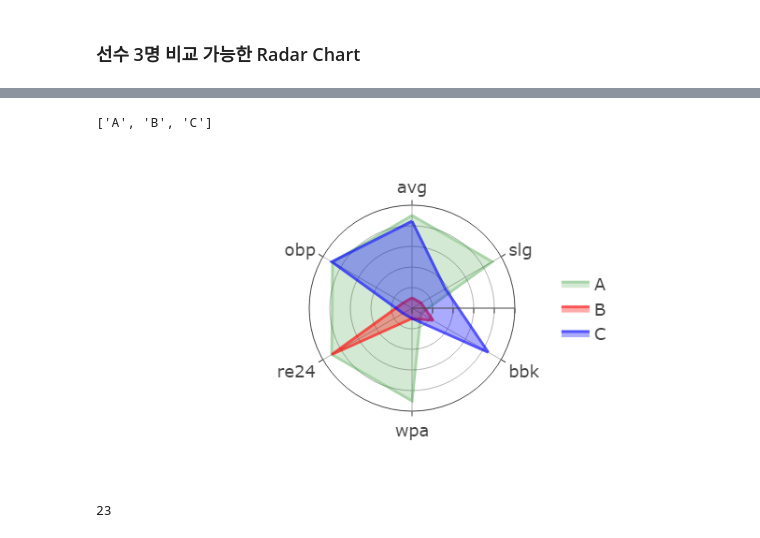
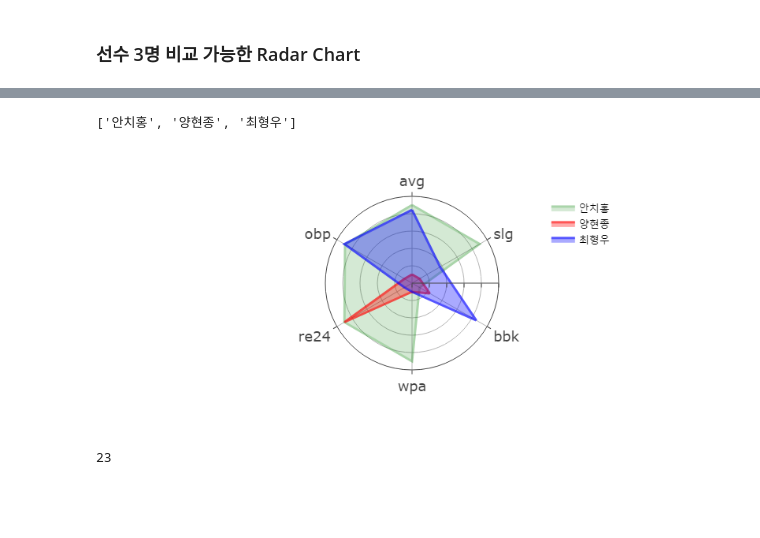
Before and after one commit to Kimjong127/Project, a Jupyter notebook: KBO선수 분석 정보 Project/Project_선수별 비교_시각화그래프.ipynb, the cells around one changed output, grey strips where cells are left out. Drawn from its saved outputs; the diff is of its cells as text; code cells hidden in the pictures; blank space fills up the shorter version.

```diff
--- a/KBO선수 분석 정보 Project/Project_선수별 비교_시각화그래프.ipynb
+++ b/KBO선수 분석 정보 Project/Project_선수별 비교_시각화그래프.ipynb
@@ -191,5 +191,5 @@ visualize(L)
 # %%
-# Line_polar 동적 코딩
+# Line_polar 동적 코딩 (범례 추가)
 
 import pandas as pd
 import numpy as np
@@ -299,40 +299,42 @@ def visualize(L):
         fig2 = px.line_polar(r = sc[i*6:(i+1)*6],
                        theta = colnames,
                        template = 'presentation',
                        color_discrete_sequence=[colors[i-1]], #Plasma_r,
                        range_r = [0, 10],
                        line_close = True
                             )
 
         fig2.update_traces(fill='toself',opacity=2/(numsc), name=names[i], showlegend=True)
 
         fig.add_traces(fig2.data)
 
     fig.update_layout(
         polar=dict(
         radialaxis_showticklabels=False,
         radialaxis=dict(visible = True, showticklabels = False)
         #radialaxis_visible=False,  # 반지름 축 보이기
         #angularaxis=dict(visible=False)  # 각도 축 숨기기
         ),
         showlegend=True,  # 범례 숨기기
-        legend=dict(x=0.8, y=0.7,)
+        legend=dict(x=0.9, y=1, font=dict(size=13, color='black'),
+                   xanchor='right',
+                   yanchor='auto')
 
-        # paper_bgcolor='rgba(0,0,0,0)'  # 종이 배경 색상 설정 (투명)
+        # paper_bgcolor='white'  # 종이 배경 색상 설정 (투명)
         )
 
     print(names)
     fig.show()
 
 L = ['visualize.py', 'hit',
-0.375,0.958,0.0,0.063,1.03,0.375,'A',
-0.211,0.263,0.333,-0.024,0.1,0.25,'B',
-0.294,0.353,0.75,-0.027,-0.37,0.381, 'C']
+0.375,0.958,0.0,0.063,1.03,0.375,'안치홍',
+0.211,0.263,0.333,-0.024,0.1,0.25,'양현종',
+0.294,0.353,0.75,-0.027,-0.37,0.381, '최형우']
 
 visualize(L)
 # %% [output]
-['A', 'B', 'C']
+['안치홍', '양현종', '최형우']
-[figure, old version]
+[figure, new version]
 # %%
 L = ['visualize.py', 'hit',
 0.375,0.958,0.0,0.063,1.03,0.375,'A',
```
Also changed, not shown: parts of 7 cells of this notebook, 1 other file.
